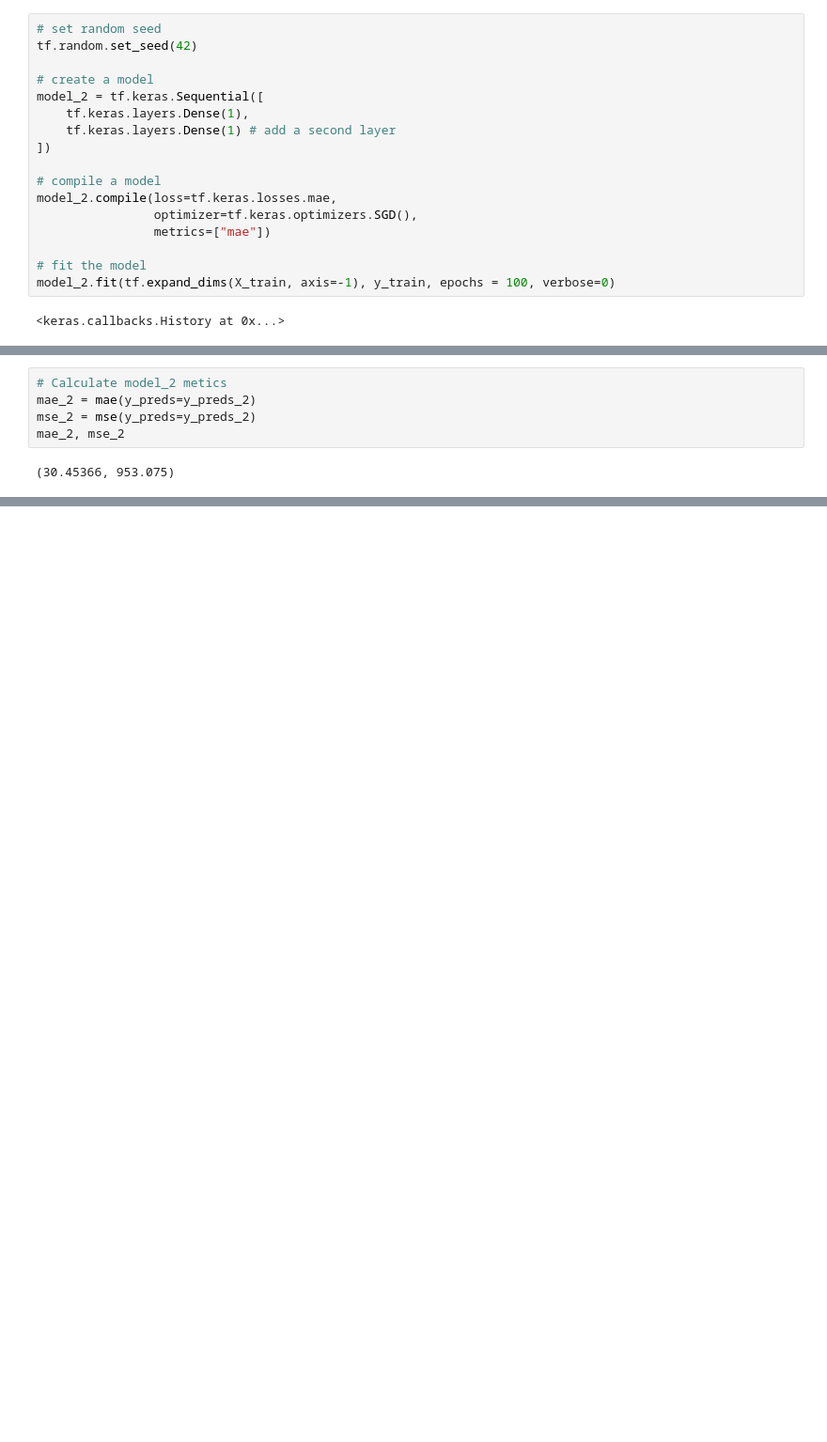
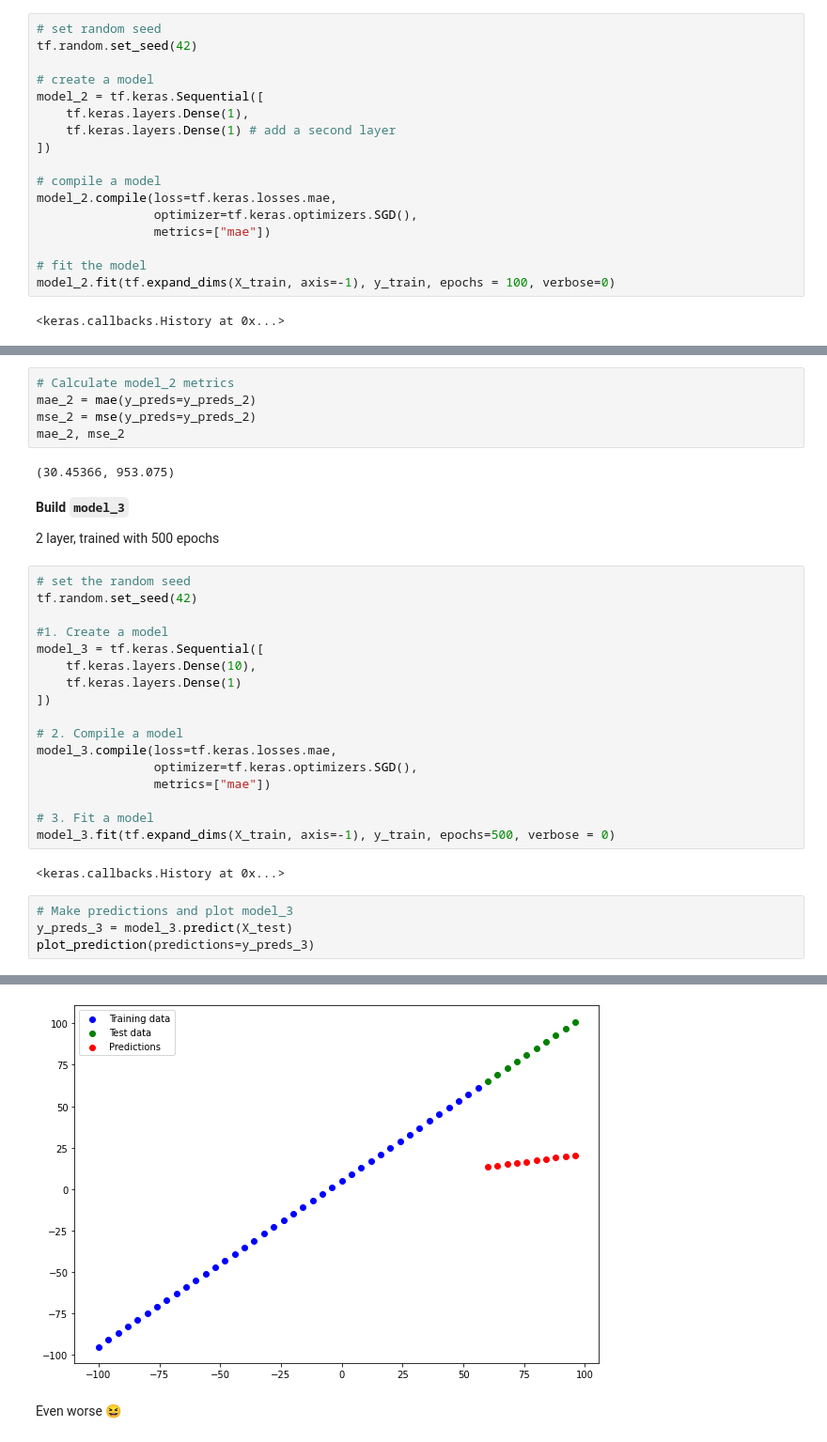
Before and after one commit to SaketMunda/tensorflow-fundamentals, a Jupyter notebook: 01_neural_network_regression_in_tensorflow.ipynb, the cells around one changed output, grey strips where cells are left out. Shown at 94% size. Cells and saved outputs as stored; diff of their text form; blank space fills up the shorter version.

```diff
--- a/01_neural_network_regression_in_tensorflow.ipynb
+++ b/01_neural_network_regression_in_tensorflow.ipynb
@@ -754,8 +754,36 @@ plot_prediction(predictions=y_preds_2)
 [figure]
 # %%
-# Calculate model_2 metics
+# Calculate model_2 metrics
 mae_2 = mae(y_preds=y_preds_2)
 mse_2 = mse(y_preds=y_preds_2)
 mae_2, mse_2
 # %% [output]
 (30.45366, 953.075)
+# %% [markdown]
+**Build `model_3`**
+
+2 layer, trained with 500 epochs
+# %%
+# set the random seed
+tf.random.set_seed(42)
+
+#1. Create a model
+model_3 = tf.keras.Sequential([
+    tf.keras.layers.Dense(10),
+    tf.keras.layers.Dense(1)
+])
+
+# 2. Compile a model
+model_3.compile(loss=tf.keras.losses.mae,
+                optimizer=tf.keras.optimizers.SGD(),
+                metrics=["mae"])
+
+# 3. Fit a model
+model_3.fit(tf.expand_dims(X_train, axis=-1), y_train, epochs=500, verbose = 0)
+# %% [output]
+<keras.callbacks.History at 0x...>
+# %%
+# Make predictions and plot model_3
+y_preds_3 = model_3.predict(X_test)
+plot_prediction(predictions=y_preds_3)
+# %% [output]
@@ -761,0 +791,3 @@ mae_2, mse_2
+[figure, added]
+# %% [markdown]
+Even worse 😆
```
Also changed, not shown: parts of 65 cells of this notebook.
